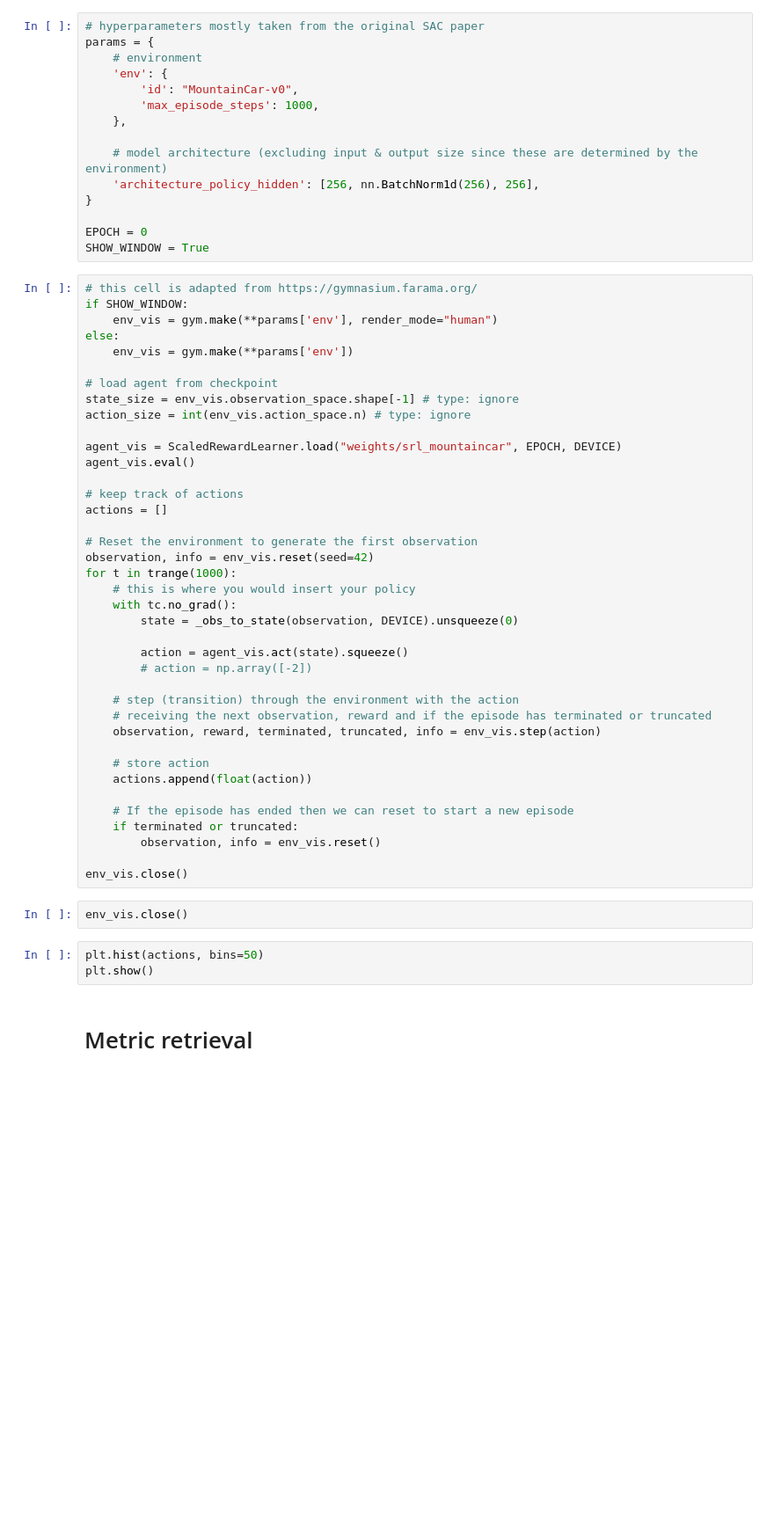
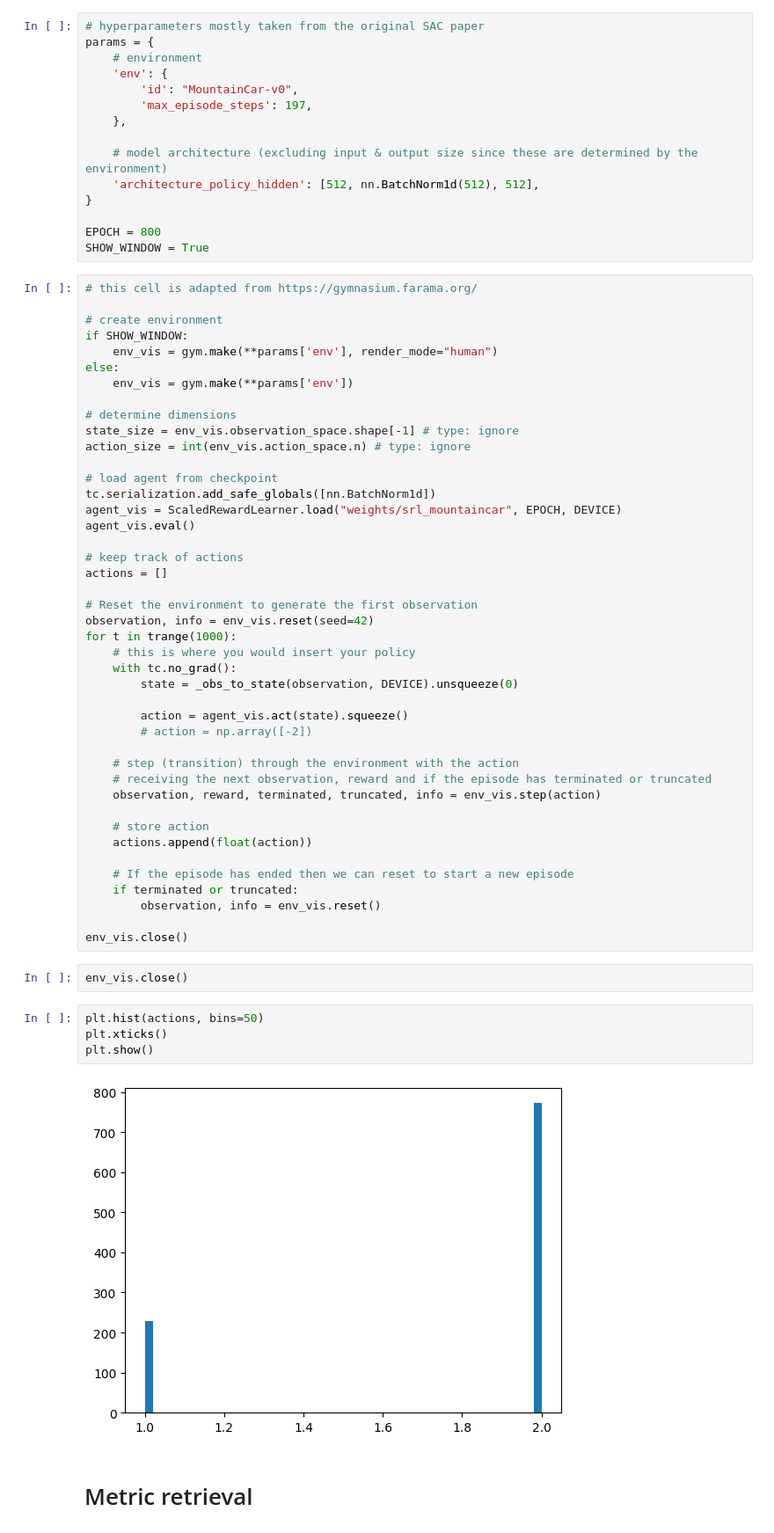
Before and after one commit to JannisHeisingHHN/RewardScaling, a Jupyter notebook: visualize_mountaincar.ipynb, the cells around one changed output. Shown: that part at 88% size. Drawn from its saved outputs; the diff is of its cells as text; blank space fills up the shorter version.

```diff
--- a/visualize_mountaincar.ipynb
+++ b/visualize_mountaincar.ipynb
@@ -24,26 +24,30 @@ params = {
     # environment
     'env': {
         'id': "MountainCar-v0",
-        'max_episode_steps': 1000,
+        'max_episode_steps': 197,
     },
 
     # model architecture (excluding input & output size since these are determined by the environment)
-    'architecture_policy_hidden': [256, nn.BatchNorm1d(256), 256],
+    'architecture_policy_hidden': [512, nn.BatchNorm1d(512), 512],
 }
 
-EPOCH = 0
+EPOCH = 800
 SHOW_WINDOW = True
 # %%
 # this cell is adapted from https://gymnasium.farama.org/
+
+# create environment
 if SHOW_WINDOW:
     env_vis = gym.make(**params['env'], render_mode="human")
 else:
     env_vis = gym.make(**params['env'])
 
-# load agent from checkpoint
+# determine dimensions
 state_size = env_vis.observation_space.shape[-1] # type: ignore
 action_size = int(env_vis.action_space.n) # type: ignore
 
+# load agent from checkpoint
+tc.serialization.add_safe_globals([nn.BatchNorm1d])
 agent_vis = ScaledRewardLearner.load("weights/srl_mountaincar", EPOCH, DEVICE)
 agent_vis.eval()
 
@@ -76,7 +80,10 @@ env_vis.close()
 env_vis.close()
 # %%
 plt.hist(actions, bins=50)
+plt.xticks()
 plt.show()
+# %% [output]
+[figure, added]
 # %% [markdown]
 # Metric retrieval
 # %%
```
Also changed, not shown: parts of 3 cells of this notebook, 2 other files.
